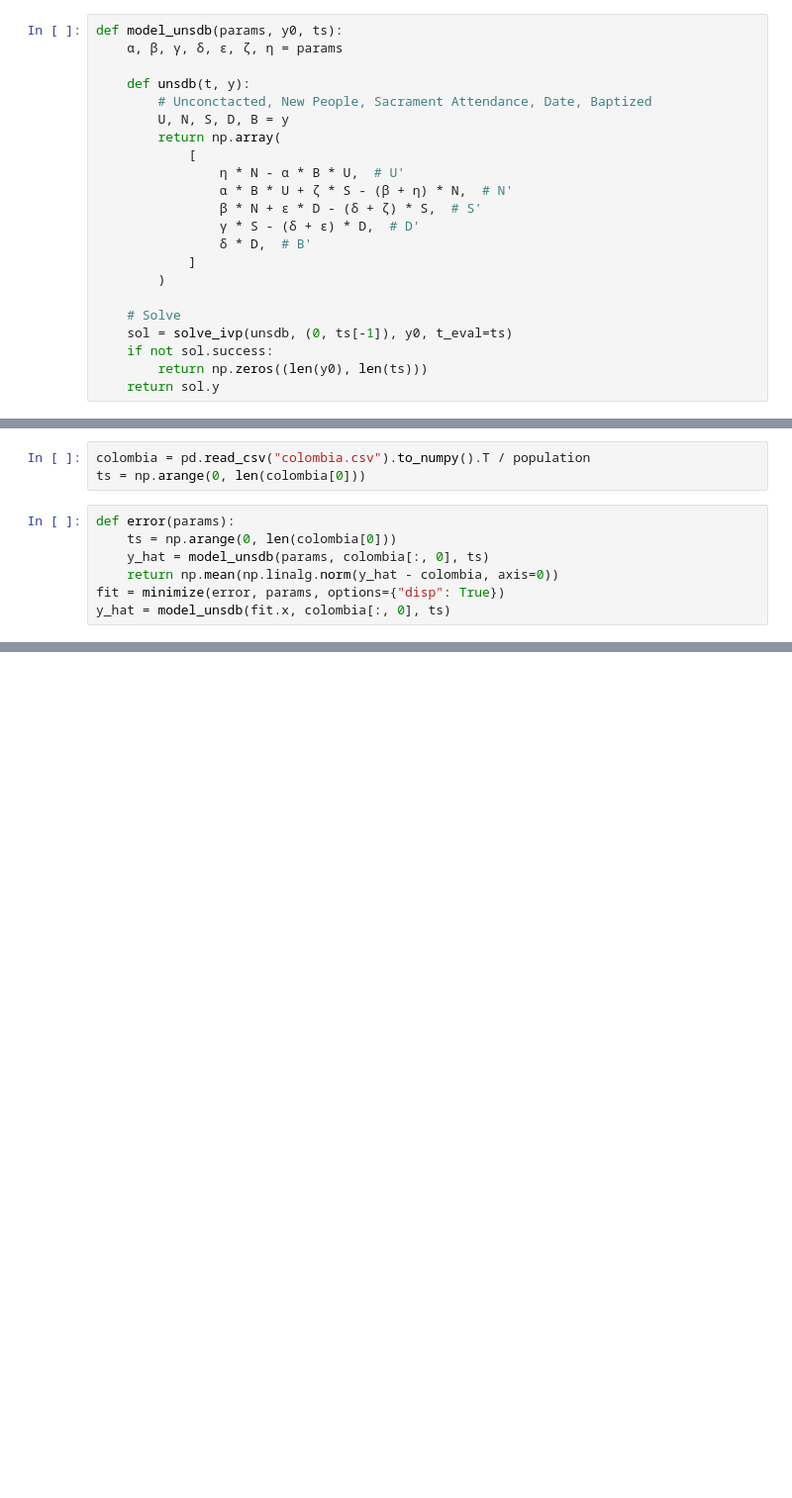
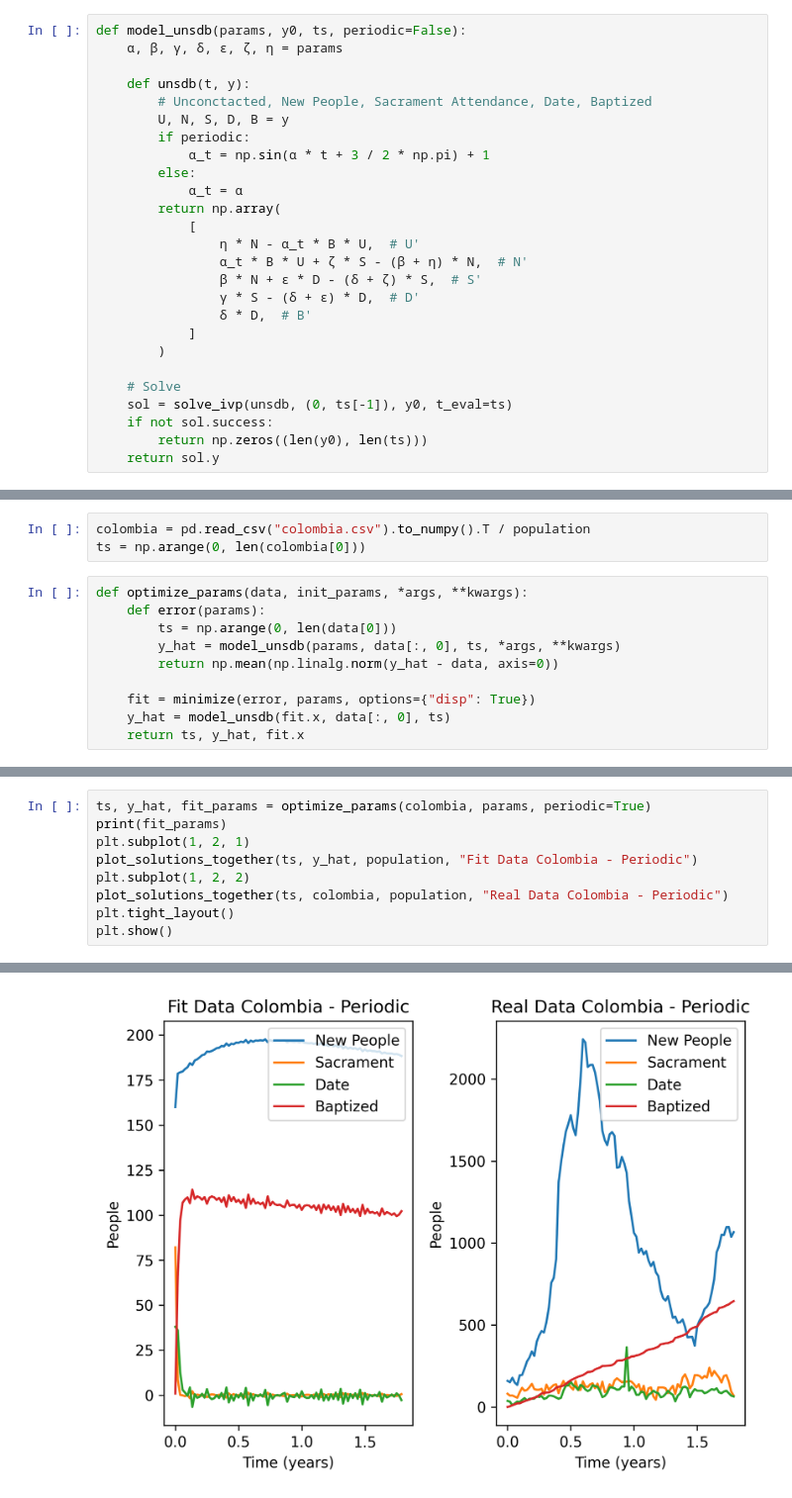
Before and after one commit to mward19/key-indicators-model, a Jupyter notebook: project.ipynb, the cells around one changed output, grey strips where cells are left out. Shown at 99% size. Saved outputs shown, nothing was run; the diff lists cells and outputs as text; blank space fills up the shorter version.

Commit message:
attempt periodic model

```diff
--- a/project.ipynb
+++ b/project.ipynb
@@ -19,16 +19,20 @@ plt.rcParams["figure.dpi"] = 300  # Raise figure quality.
 
 Rough Mission Area: 3,000,000
 # %%
-def model_unsdb(params, y0, ts):
+def model_unsdb(params, y0, ts, periodic=False):
     α, β, γ, δ, ε, ζ, η = params
 
     def unsdb(t, y):
         # Unconctacted, New People, Sacrament Attendance, Date, Baptized
         U, N, S, D, B = y
+        if periodic:
+            α_t = np.sin(α * t + 3 / 2 * np.pi) + 1
+        else:
+            α_t = α
         return np.array(
             [
-                η * N - α * B * U,  # U'
-                α * B * U + ζ * S - (β + η) * N,  # N'
+                η * N - α_t * B * U,  # U'
+                α_t * B * U + ζ * S - (β + η) * N,  # N'
                 β * N + ε * D - (δ + ζ) * S,  # S'
                 γ * S - (δ + ε) * D,  # D'
                 δ * D,  # B'
@@ -107,9 +111,12 @@ plot_solutions_together(ts, y_hat, population, "100 Years Modeled")
 colombia = pd.read_csv("colombia.csv").to_numpy().T / population
 ts = np.arange(0, len(colombia[0]))
 # %%
-def error(params):
-    ts = np.arange(0, len(colombia[0]))
-    y_hat = model_unsdb(params, colombia[:, 0], ts)
-    return np.mean(np.linalg.norm(y_hat - colombia, axis=0))
-fit = minimize(error, params, options={"disp": True})
-y_hat = model_unsdb(fit.x, colombia[:, 0], ts)
+def optimize_params(data, init_params, *args, **kwargs):
+    def error(params):
+        ts = np.arange(0, len(data[0]))
+        y_hat = model_unsdb(params, data[:, 0], ts, *args, **kwargs)
+        return np.mean(np.linalg.norm(y_hat - data, axis=0))
+
+    fit = minimize(error, params, options={"disp": True})
+    y_hat = model_unsdb(fit.x, data[:, 0], ts)
+    return ts, y_hat, fit.x
@@ -132,3 +142,13 @@ plt.tight_layout()
 plt.show()
 # %% [output]
 [figure]
+# %%
+ts, y_hat, fit_params = optimize_params(colombia, params, periodic=True)
+print(fit_params)
+plt.subplot(1, 2, 1)
+plot_solutions_together(ts, y_hat, population, "Fit Data Colombia - Periodic")
+plt.subplot(1, 2, 2)
+plot_solutions_together(ts, colombia, population, "Real Data Colombia - Periodic")
+plt.tight_layout()
+plt.show()
+# %% [output]
@@ -134,0 +162 @@ plt.show()
+[figure, added]
```
Also changed, not shown: parts of 3 cells of this notebook.
